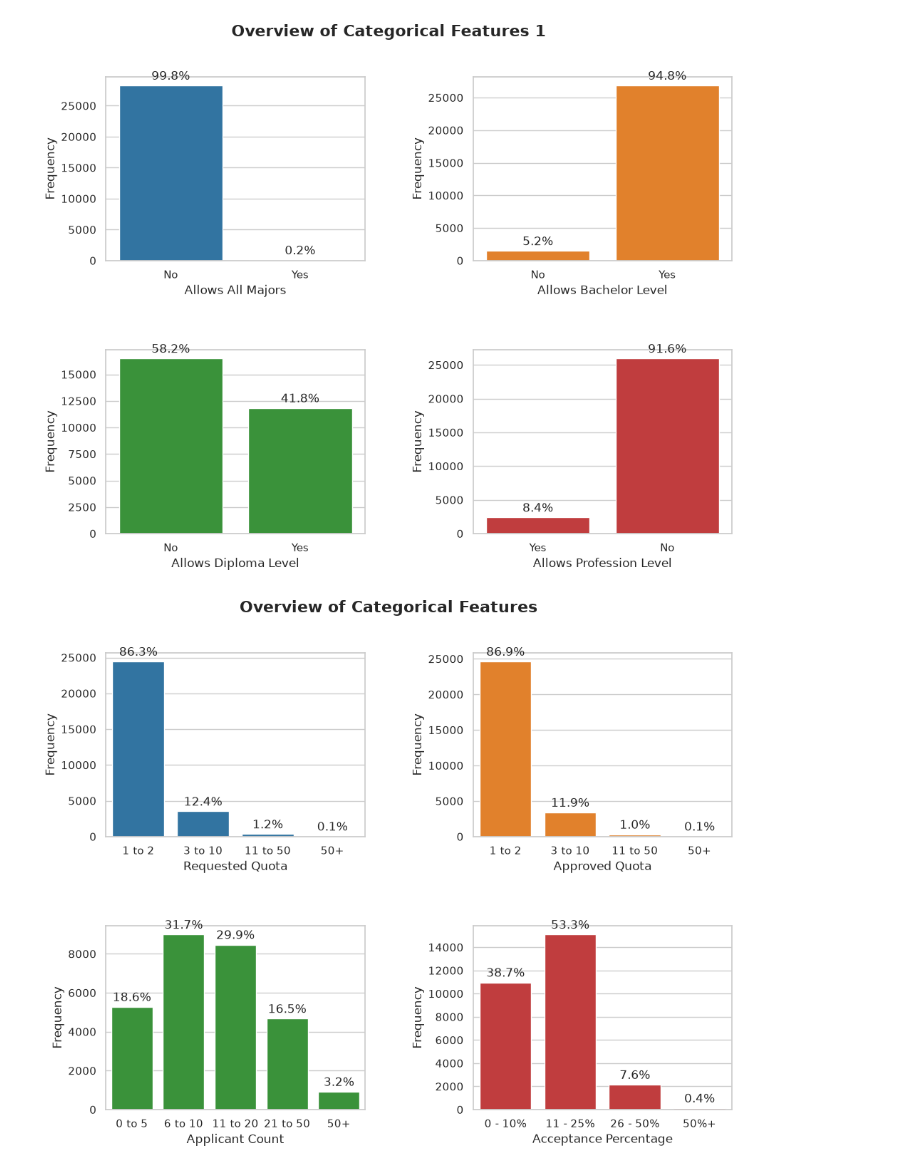
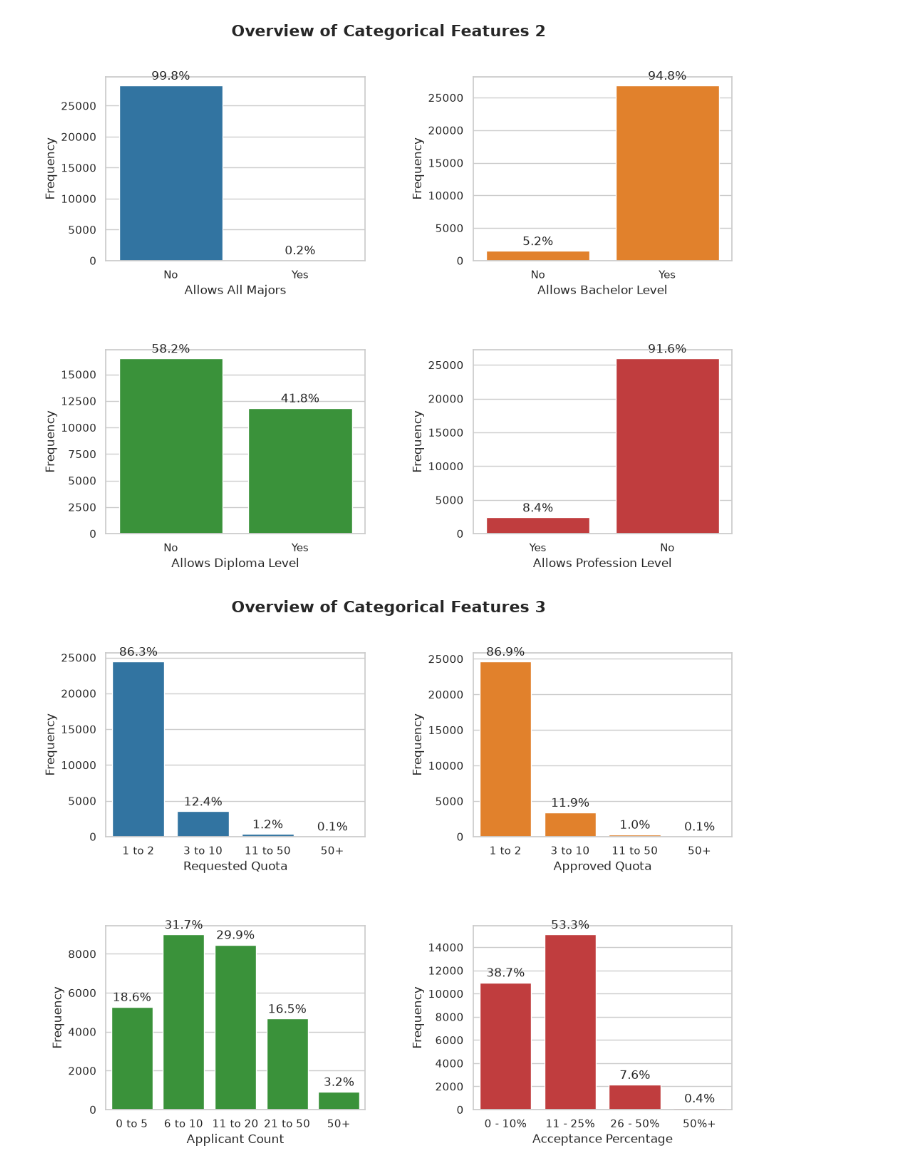
Before and after one commit to tejakusumahyusuf832/maganghub-analysis, a Jupyter notebook: notebooks/3.0-yt-exploratory-data-analysis.ipynb, the cells around one changed output. Saved outputs shown, nothing was run; the diff lists cells and outputs as text; code cells hidden in the pictures.

```diff
--- a/notebooks/3.0-yt-exploratory-data-analysis.ipynb
+++ b/notebooks/3.0-yt-exploratory-data-analysis.ipynb
@@ -30,6 +29,13 @@ display(internship_postings.sample(10))
 # Set visual style
 sns.set_theme(style="whitegrid")
 plt.rcParams["font.sans-serif"] = "DejaVu Sans"
+
+# Generate a list of colors
+# palette: bright, Set1, tab10, Set2
+colors = sns.color_palette("tab10", 40)
+
+# Add manual padding between subplots
+padding = {"w_pad":4.0, "h_pad":4.0, "rect":(0, 0, 1, 0.97)}
 # %% [markdown]
 # 1. Univariate Analysis
 ##  1.1 Numerical Features
@@ -37,10 +43,6 @@ plt.rcParams["font.sans-serif"] = "DejaVu Sans"
 # Plot the numerical features
 # Manually prepare the columns to visualize
 plotted_cols = ["requested_quota", "approved_quota", "applicant_count", "acceptance_percentage"]
-
-# Generate a list of distinct colors (one for each column)
-# palette: bright, Set1, tab10, Set2
-colors = sns.color_palette("tab10", len(plotted_cols))
 
 # Set the canvas
 fig, axes = plt.subplots(2, 2, figsize=(10, 8))
@@ -54,8 +56,7 @@ for ax, col, color in zip(axes.flat, plotted_cols, colors):
 # Set the main title
 fig.suptitle("Overview of Numerical Features", fontsize=16, fontweight="bold")
 
-# Add manual padding between subplots
-plt.tight_layout(w_pad=4.0, h_pad=4.0, rect=(0, 0, 1, 0.97))
+plt.tight_layout(**padding)
 plt.show()
 # %% [output]
 [figure]
@@ -155,10 +191,6 @@ plt.show()
 # Plot the remaining categorical features
 # Manually prepare the columns to visualize
 plotted_cols = ["allows_all_majors", "allows_bachelor_level", "allows_diploma_level", "allows_profession_level"]
-
-# Generate a list of distinct colors (one for each column)
-# palette: bright, Set1, tab10, Set2
-colors = sns.color_palette("tab10", len(plotted_cols))
 
 # Get the total number of rows to calculate percentages
 total_rows = len(internship_postings)
@@ -179,47 +211,41 @@ for ax, col, color in zip(axes.flat, plotted_cols, colors):
     ax.set_ylabel("Frequency")
 
 # Set the main title
-fig.suptitle("Overview of Categorical Features 1", fontsize=16, fontweight="bold")
+fig.suptitle("Overview of Categorical Features 2", fontsize=16, fontweight="bold")
 
-# Add manual padding between subplots
-plt.tight_layout(w_pad=4.0, h_pad=4.0, rect=(0, 0, 1, 0.97))
+plt.tight_layout(**padding)
 plt.show()
 # %% [output]
 [figure]
 # %%
 # Plot the categorical features
 # Manually prepare the columns to visualize
 plotted_cols = ["requested_quota_category", "approved_quota_category", "applicant_count_category", "acceptance_percentage_category"]
-
-# Generate a list of distinct colors (one for each column)
-# palette: bright, Set1, tab10, Set2
-colors = sns.color_palette("tab10", len(plotted_cols))
 
 # Get the total number of rows to calculate percentages
 total_rows = len(internship_postings)
 
 # Set the canvas
 fig, axes = plt.subplots(2, 2, figsize=(10, 8))
 
 # Plot distributions
 for ax, col, color in zip(axes.flat, plotted_cols, colors):
     sns.countplot(internship_postings, x=col, ax=ax, color=color)
 
     # Calculate and display exact percentages on top of bars
     for container in ax.containers:
         labels = [f"{(bar.get_height() / total_rows) * 100:.1f}%" for bar in container]
         ax.bar_label(container, labels=labels, padding=3)
 
     ax.set_xlabel(col.removesuffix("_category").replace("_", " ").title())
     ax.set_ylabel("Frequency")
 
 # Set the main title
-fig.suptitle("Overview of Categorical Features", fontsize=16, fontweight="bold")
+fig.suptitle("Overview of Categorical Features 3", fontsize=16, fontweight="bold")
 
-# Add manual padding between subplots
-plt.tight_layout(w_pad=4.0, h_pad=4.0, rect=(0, 0, 1, 0.97))
+plt.tight_layout(**padding)
 plt.show()
 # %% [output]
-[figure, old version]
+[figure, new version]
 # %% [markdown]
 # 2. Bivariate Analysis
```
Also changed, not shown: parts of 24 cells of this notebook.
